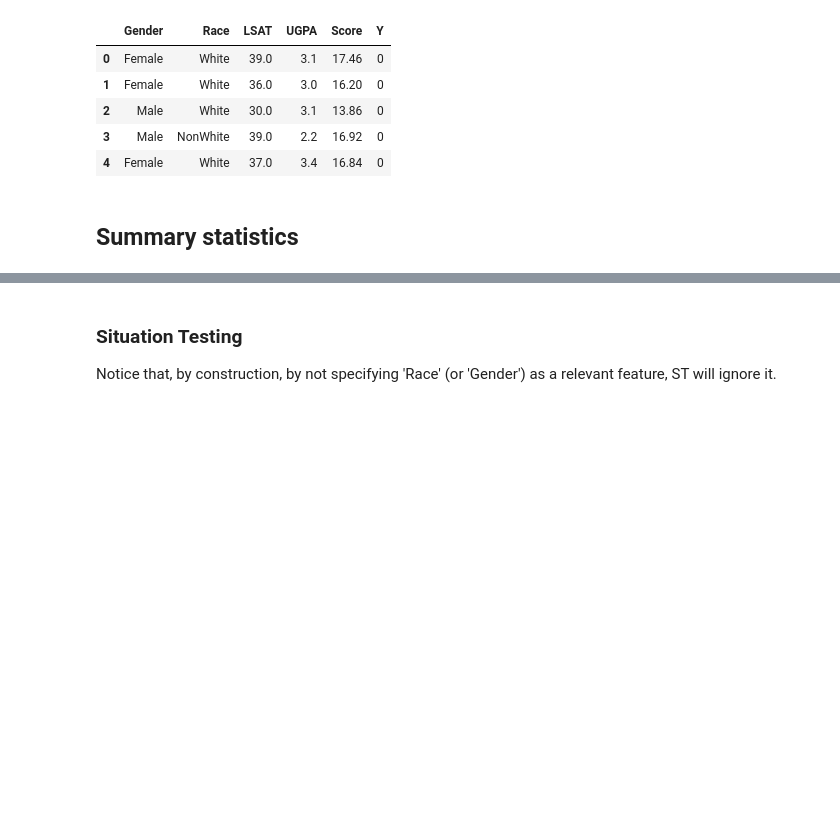
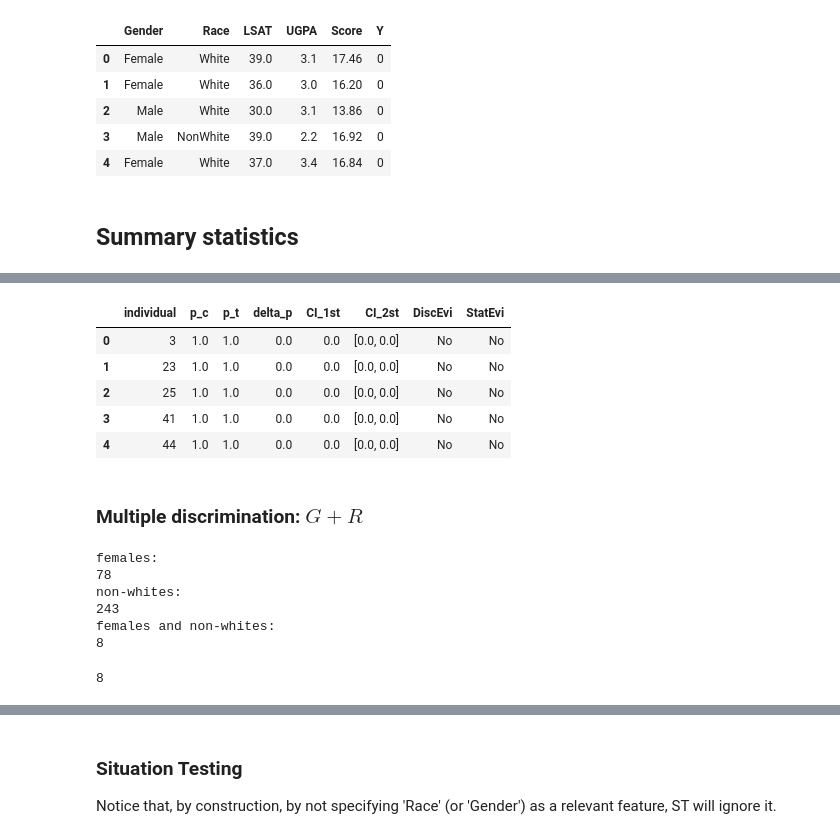
Before and after one commit to cc-jalvarez/counterfactual-situation-testing, a Jupyter notebook: src/analysis_law_school.ipynb, the cells around one changed output, grey strips where cells are left out. Drawn from its saved outputs; the diff is of its cells as text; code cells hidden in the pictures; blank space fills up the shorter version.

```diff
--- a/src/analysis_law_school.ipynb
+++ b/src/analysis_law_school.ipynb
@@ -521,0 +557,11 @@ m_res_df.head(5)
+# %%
+# --- specific attributes
+do = 'White'
+feat_prot = 'Race'
+feat_prot_vals = {'non_protected': 'White', 'protected': 'NonWhite'}
+# --- load the counterfactuals
+org_cf_df = pd.read_csv(data_path + '\\counterfactuals\\' + f'cf_LawSchool_lev3_do{do}.csv', sep='|').reset_index(drop=True)
+cf_df = org_cf_df[['Sex', 'Race', 'scf_LSAT', 'scf_UGPA']].copy()
+cf_df = cf_df.rename(columns={'Sex': 'Gender', 'scf_LSAT': 'LSAT', 'scf_UGPA': 'UGPA'})
+cf_df = add_dm(cf_df)
+cf_df.head(5)
@@ -521,0 +575,44 @@ m_res_df.head(5)
+# %%
+# update the inputs (where needed)
+test_df    = df.copy()
+test_cf_df = cf_df.copy()
+# run the method
+r_cst = SituationTesting()
+r_cst.setup_baseline(test_df, test_cf_df, nominal_atts=['Race'], continuous_atts=['LSAT', 'UGPA'])
+r_cst.run(
+    target_att=feat_trgt, target_val=feat_trgt_vals, sensitive_att=feat_prot, sensitive_val=feat_prot_vals, include_centers=False, k=k, alpha=alpha, tau=tau
+)
+# get discrimination results
+res_r_cst = r_cst.get_test_discrimination()
+res_r_cst.head(5)
+# %% [output]
+|  | individual | p_c | p_t | delta_p | CI_1st | CI_2st | DiscEvi | StatEvi |
+| 0 | 3 | 1.0 | 1.0 | 0.0 | 0.0 | [0.0, 0.0] | No | No |
+| 1 | 23 | 1.0 | 1.0 | 0.0 | 0.0 | [0.0, 0.0] | No | No |
+| 2 | 25 | 1.0 | 1.0 | 0.0 | 0.0 | [0.0, 0.0] | No | No |
+| 3 | 41 | 1.0 | 1.0 | 0.0 | 0.0 | [0.0, 0.0] | No | No |
+| 4 | 44 | 1.0 | 1.0 | 0.0 | 0.0 | [0.0, 0.0] | No | No |
+# %% [markdown]
+### Multiple discrimination: $G + R$
+# %%
+print('females:')
+print(sum(res_g_cst['DiscEvi'] == 'Yes'))
+print('non-whites:')
+print(sum(res_r_cst['DiscEvi'] == 'Yes'))
+print('females and non-whites:')
+res_multi_cst = pd.merge(
+        res_g_cst[res_g_cst['DiscEvi'] == 'Yes'], res_r_cst[res_r_cst['DiscEvi'] == 'Yes'], how='inner', on='individual'
+    )
+print(res_multi_cst.shape[0])
+# %% [output]
+females:
+78
+non-whites:
+243
+females and non-whites:
+8
+# %%
+ind_multi = res_multi_cst['individual'].to_list()
+len(ind_multi)
+# %% [output]
+8
```
Also changed, not shown: parts of 23 cells of this notebook.
